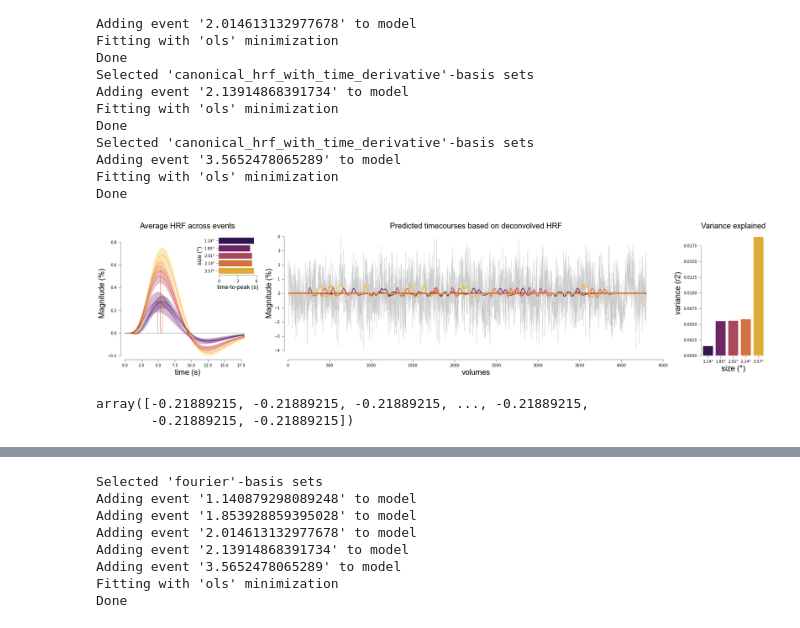
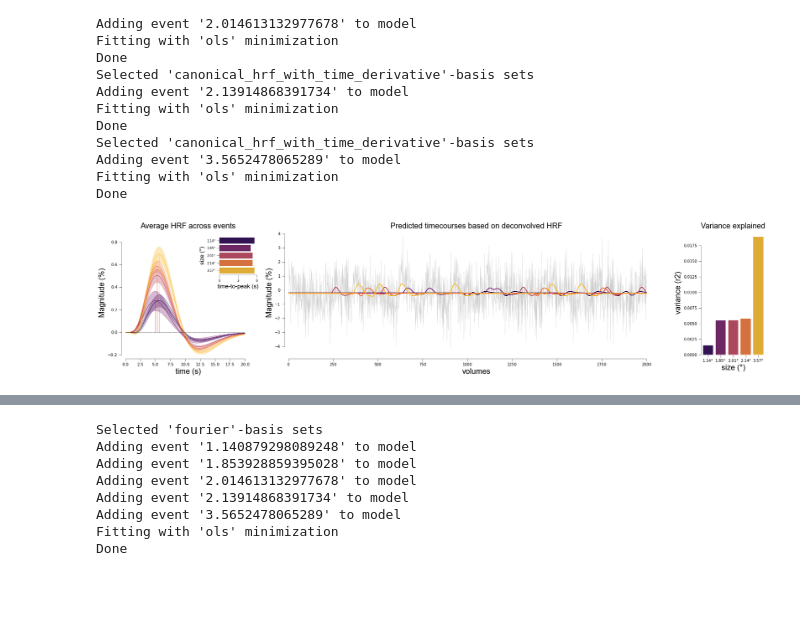
Before and after one commit to gjheij/linescanning, a Jupyter notebook: doc/source/examples/acompcor.ipynb, the cells around one changed output, grey strips where cells are left out. Saved outputs shown, nothing was run; the diff lists cells and outputs as text; code cells hidden in the pictures; blank space fills up the shorter version.

```diff
--- a/doc/source/examples/acompcor.ipynb
+++ b/doc/source/examples/acompcor.ipynb
@@ -184,6 +179,7 @@ df_ribbon
 Right, on to the fitting: we can do the fitting with `utils.NideconvFitter`, which requires the functional dataframe, onset dataframe, and some settings on the type of fit you'd like to do, number of regressors, confounds, etc.
 # %%
 # we can fit with canonical HRFs
+interval = [0,20]
 nd_gamma = fitting.NideconvFitter(
     df_ribbon,
     df_onsets,
@@ -192,7 +188,7 @@ nd_gamma = fitting.NideconvFitter(
     n_regressors=None,
     lump_events=False,
     TR=0.105,
-    interval=[0, 18],
+    interval=interval,
     add_intercept=True,
     verbose=True)
 # %% [output]
@@ -335,38 +331,34 @@ nd_gamma.plot_average_per_event(
 ax2 = fig.add_subplot(gs[1])
 colors = sns.color_palette('inferno', len(nd_gamma.cond))
 preds = [utils.select_from_df(fit_objs[ii].predictions, expression="run = 3").iloc[:,0].values for ii in range(len(fit_objs))]
-real = utils.select_from_df(df_ribbon, expression="run = 3").iloc[:,0].values
+real = utils.select_from_df(
+    df_ribbon, expression="run = 3").iloc[:, 0].values
 
 plotting.LazyPlot(
-    [real]+preds,
+    [ii[:2000] for ii in [real]+preds],
     line_width=[0.5]+[2 for ii in range(len(fit_objs))],
     color=["#cccccc"]+colors,
     axs=ax2,
     title="Predicted timecourses based on deconvolved HRF",
     font_size=font_size,
     x_label="volumes",
     y_label="Magnitude (%)")
 
 # calculate r2's
 ax3 = fig.add_subplot(gs[2])
 r2s = [r2_score(real, preds[ii]) for ii in range(len(fit_objs))]
 plotting.LazyBar(
     x=[f"{round(float(ii),2)}°" for ii in nd_gamma.cond],
     y=r2s,
     palette=colors,
     sns_ori="v",
     axs=ax3,
     add_labels=True,
     x_label2="size (°)",
     y_label2="variance (r2)",
     font_size=font_size,
     title2="Variance explained")
 
 fig.savefig(opj(func_dir, "r2_score.png"))
 # %% [output]
-[figure, old version]
+[figure, new version]
-# %%
-cross_pred.iloc[:,0].values
-# %% [output]
-array([-0.21889215, -0.21889215, -0.21889215, ..., -0.21889215,
-       -0.21889215, -0.21889215])
```
Also changed, not shown: parts of 18 cells of this notebook.
